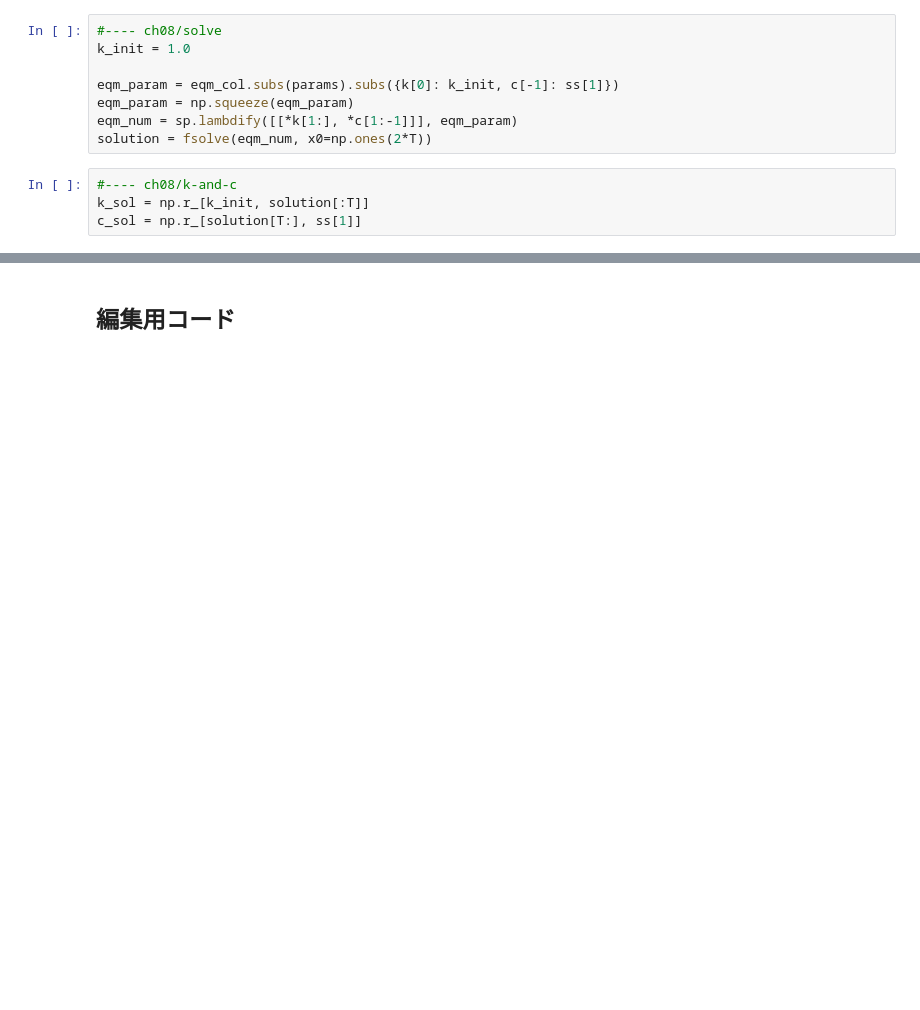
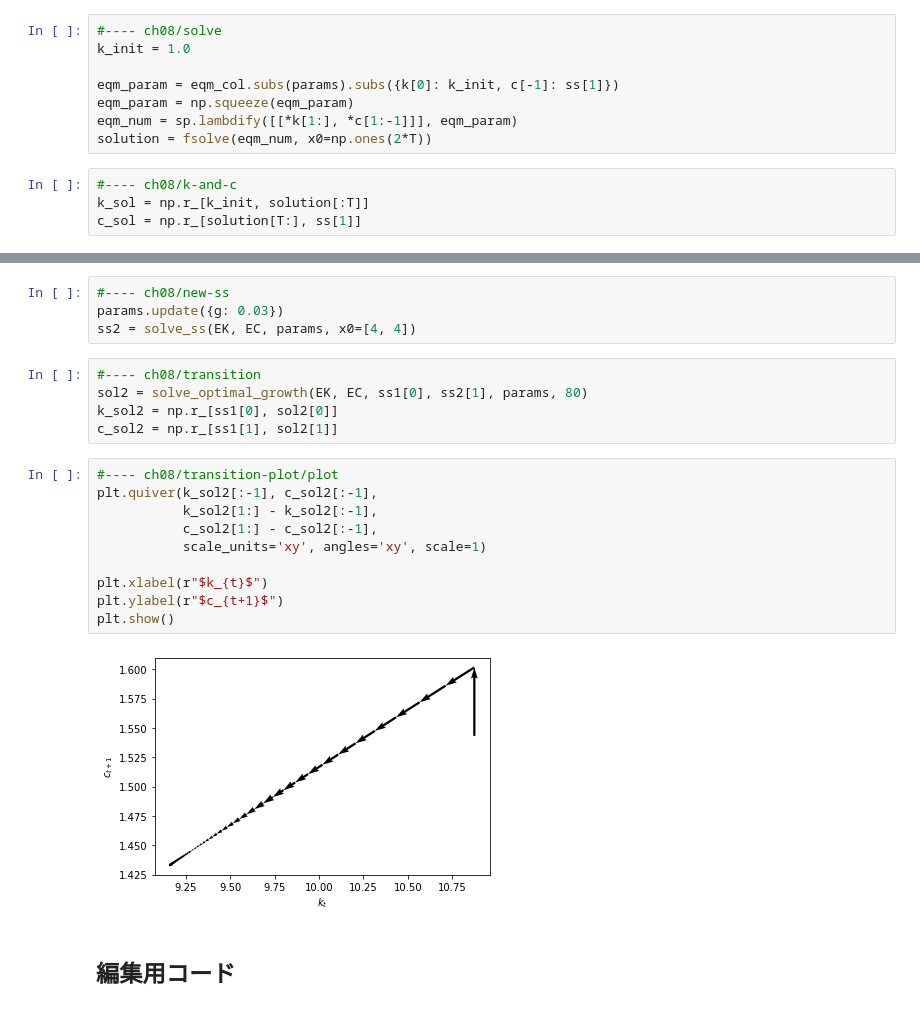
Before and after one commit to kenjisato/MaD, a Jupyter notebook: Jupyter/ch08.ipynb, the cells around one changed output, grey strips where cells are left out. Drawn from its saved outputs; the diff is of its cells as text; blank space fills up the shorter version.

```diff
--- a/Jupyter/ch08.ipynb
+++ b/Jupyter/ch08.ipynb
@@ -142,3 +155,24 @@ plt.show()
+# %%
+#---- ch08/new-ss
+params.update({g: 0.03})
+ss2 = solve_ss(EK, EC, params, x0=[4, 4])
+# %%
+#---- ch08/transition
+sol2 = solve_optimal_growth(EK, EC, ss1[0], ss2[1], params, 80)
+k_sol2 = np.r_[ss1[0], sol2[0]]
+c_sol2 = np.r_[ss1[1], sol2[1]]
+# %%
+#---- ch08/transition-plot/plot
+plt.quiver(k_sol2[:-1], c_sol2[:-1],
+           k_sol2[1:] - k_sol2[:-1],
+           c_sol2[1:] - c_sol2[:-1],
+           scale_units='xy', angles='xy', scale=1)
+
+plt.xlabel(r"$k_{t}$")
+plt.ylabel(r"$c_{t+1}$")
+plt.show()
+# %% [output]
+[figure, added]
 # %% [markdown]
 ## 編集用コード
 # %%
```
Also changed, not shown: parts of 5 cells of this notebook, 6 other files.
